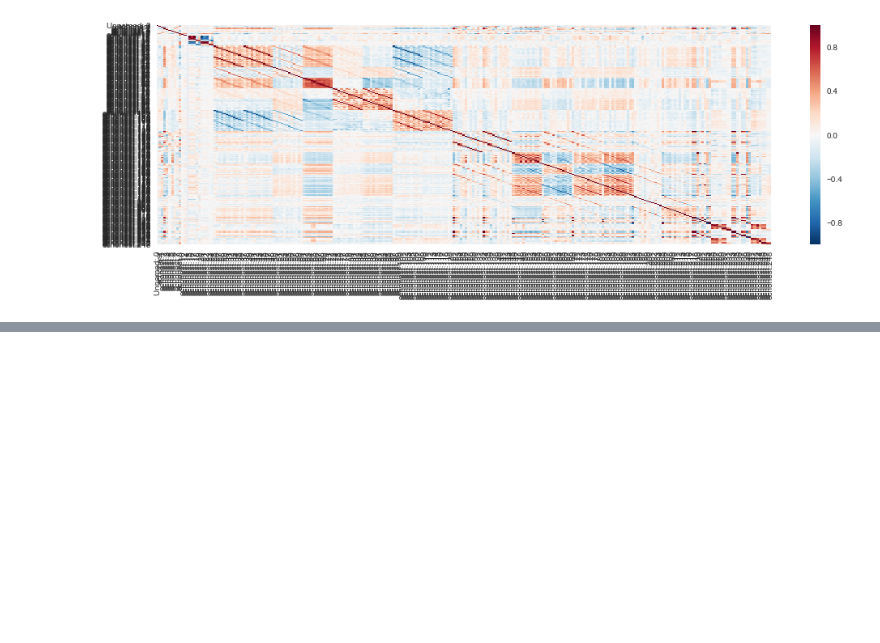
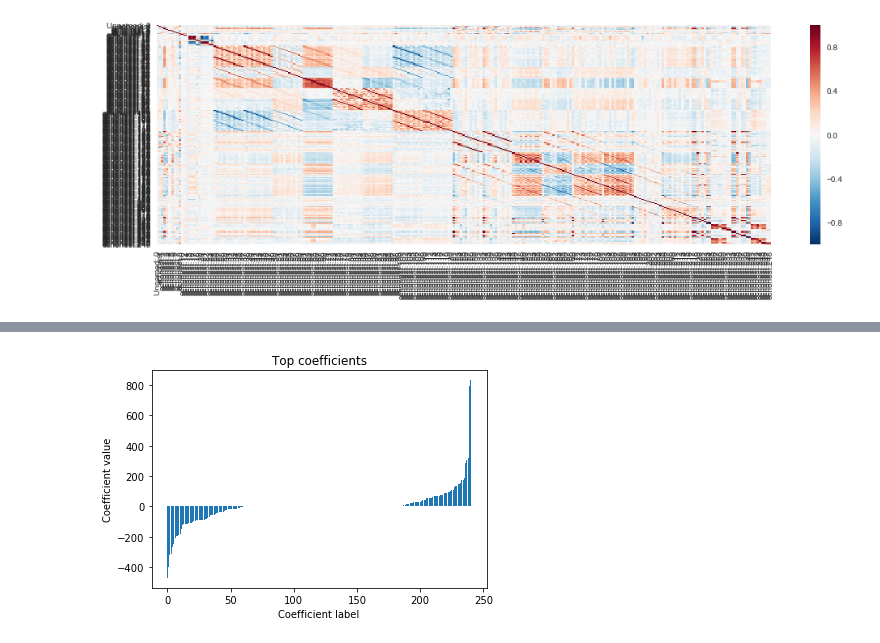
Before and after one commit to Columbia-Intro-Data-Science/python-introduction-kathyyli, a Jupyter notebook: DS project.ipynb, the cells around one changed output, grey strips where cells are left out. Drawn from its saved outputs; the diff is of its cells as text; code cells hidden in the pictures; blank space fills up the shorter version.

```diff
--- a/DS project.ipynb
+++ b/DS project.ipynb
@@ -275,0 +442,15 @@ sns.heatmap(corr,
+# %%
+#compute coefficients
+regr = Lasso(alpha=alpha_best)
+regr.fit(X_train,y_train)
+coeffs = np.array(regr.coef_)
+
+#sort and plot coefficients
+coeffs = np.sort(coeffs)
+plt.bar(range(len(coeffs)), coeffs)
+plt.xlabel('Coefficient label')
+plt.ylabel('Coefficient value')
+plt.title('Top coefficients')
+plt.show()
+# %% [output]
+[figure, added]
```
Also changed, not shown: parts of 22 cells of this notebook.
